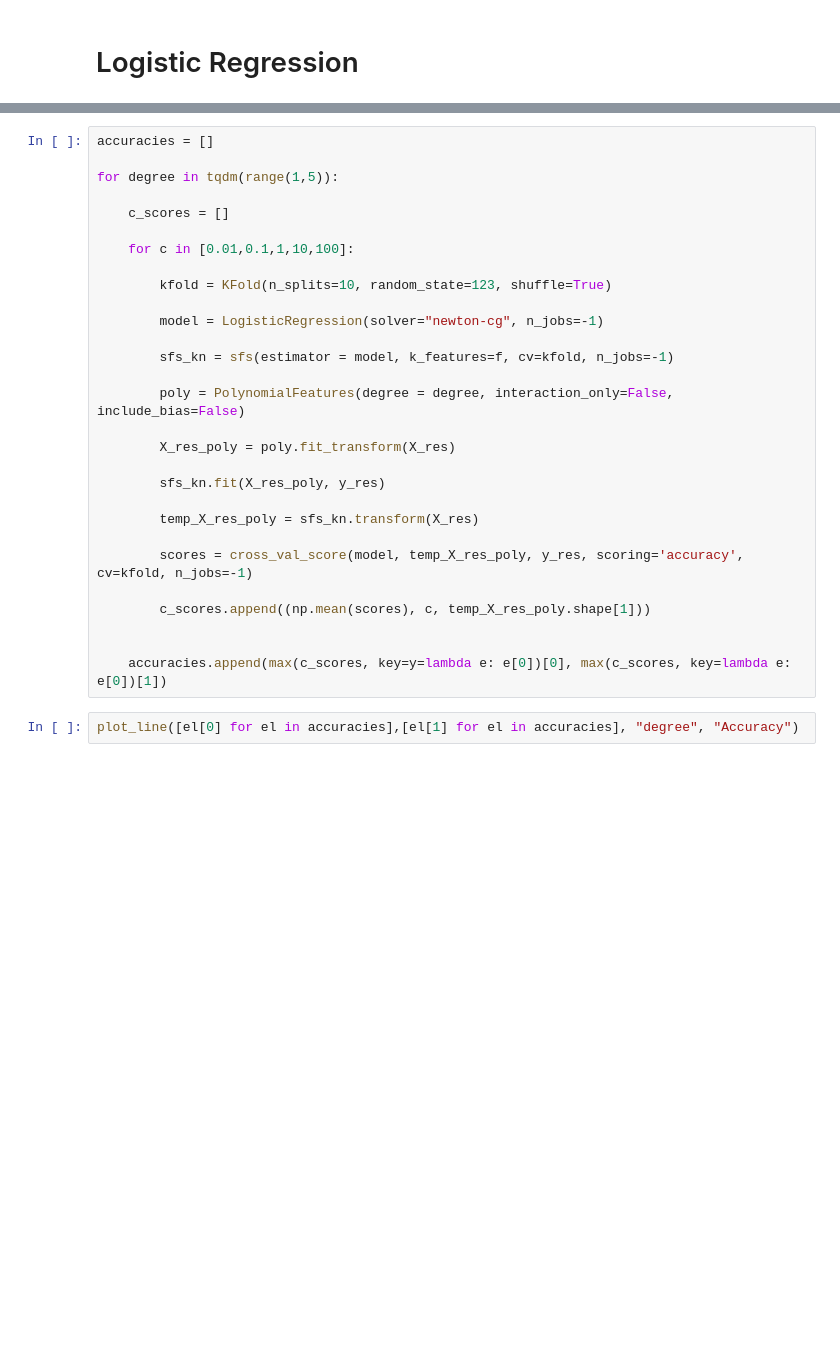
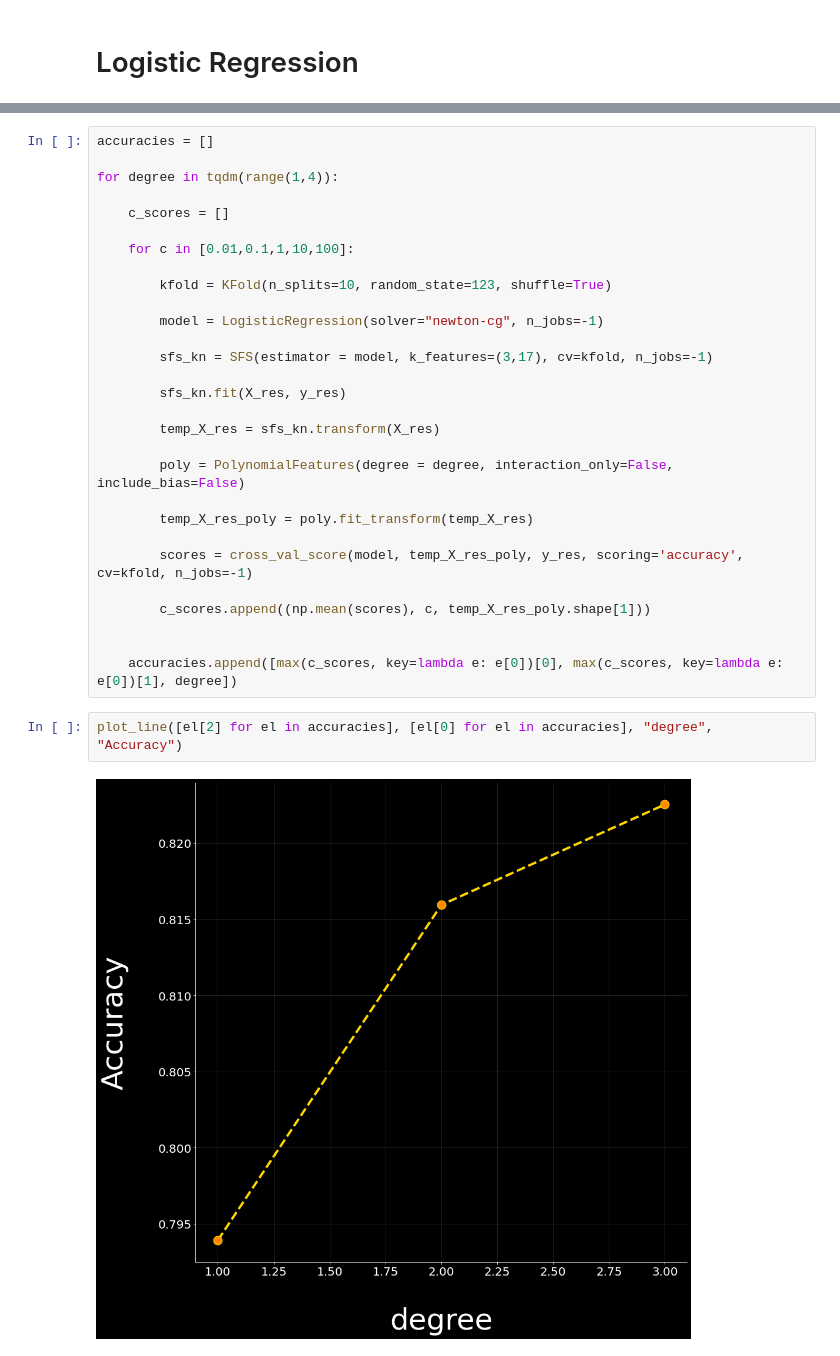
Before and after one commit to Requiem98/FDS-FinalProject, a Jupyter notebook: main.ipynb, the cells around one changed output, grey strips where cells are left out. Saved outputs shown, nothing was run; the diff lists cells and outputs as text; blank space fills up the shorter version.

```diff
--- a/main.ipynb
+++ b/main.ipynb
@@ -58,7 +140,7 @@ plot_line([el[0] for el in accuracies],[el[1] for el in accuracies], "k-neighbou
 # %%
 accuracies = []
 
-for degree in tqdm(range(1,5)):
+for degree in tqdm(range(1,4)):
 
     c_scores = []
 
@@ -68,21 +150,23 @@ for degree in tqdm(range(1,5)):
 
         model = LogisticRegression(solver="newton-cg", n_jobs=-1)
 
-        sfs_kn = sfs(estimator = model, k_features=f, cv=kfold, n_jobs=-1)
+        sfs_kn = SFS(estimator = model, k_features=(3,17), cv=kfold, n_jobs=-1)
+
+        sfs_kn.fit(X_res, y_res)
+
+        temp_X_res = sfs_kn.transform(X_res)
 
         poly = PolynomialFeatures(degree = degree, interaction_only=False, include_bias=False)
 
-        X_res_poly = poly.fit_transform(X_res)
-
-        sfs_kn.fit(X_res_poly, y_res)
-
-        temp_X_res_poly = sfs_kn.transform(X_res)
+        temp_X_res_poly = poly.fit_transform(temp_X_res)
 
         scores = cross_val_score(model, temp_X_res_poly, y_res, scoring='accuracy', cv=kfold, n_jobs=-1)
 
         c_scores.append((np.mean(scores), c, temp_X_res_poly.shape[1]))
 
 
-    accuracies.append(max(c_scores, key=y=lambda e: e[0])[0], max(c_scores, key=lambda e: e[0])[1])
+    accuracies.append([max(c_scores, key=lambda e: e[0])[0], max(c_scores, key=lambda e: e[0])[1], degree])
 # %%
-plot_line([el[0] for el in accuracies],[el[1] for el in accuracies], "degree", "Accuracy")
+plot_line([el[2] for el in accuracies], [el[0] for el in accuracies], "degree", "Accuracy")
+# %% [output]
+[figure, added]
```
Also changed, not shown: parts of 12 cells of this notebook.
